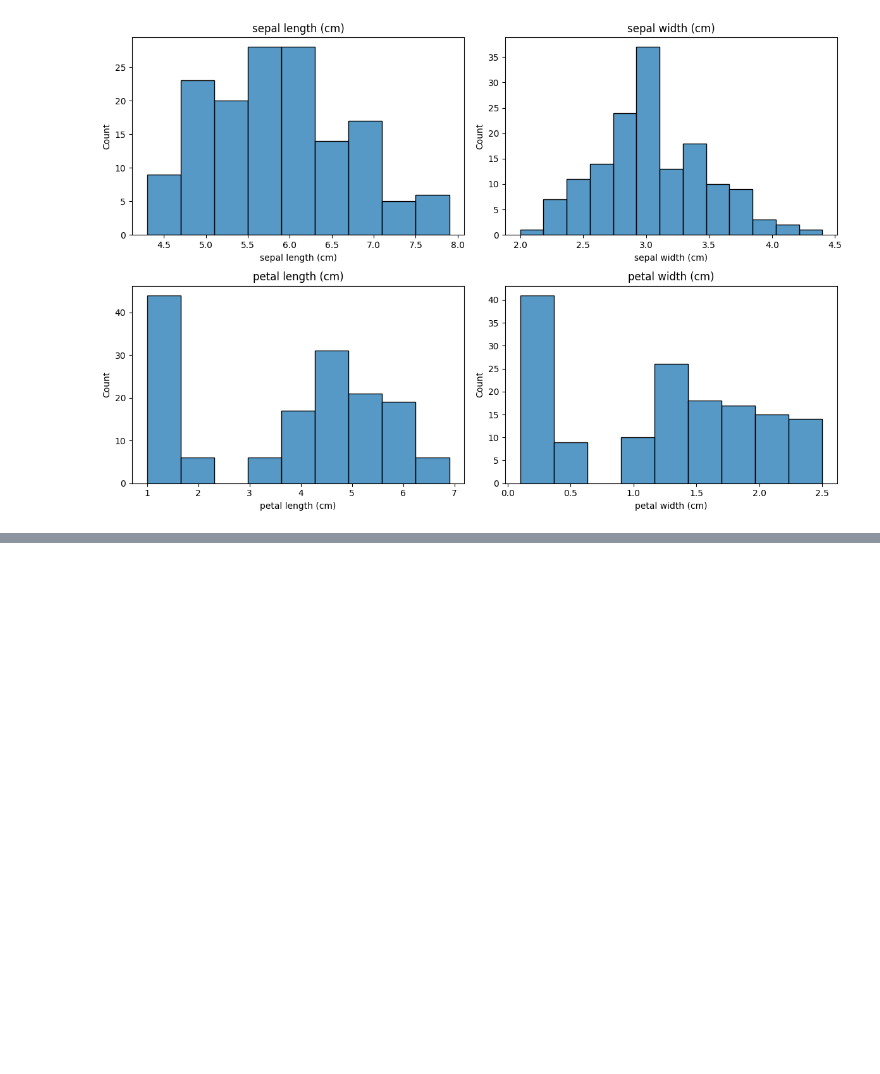
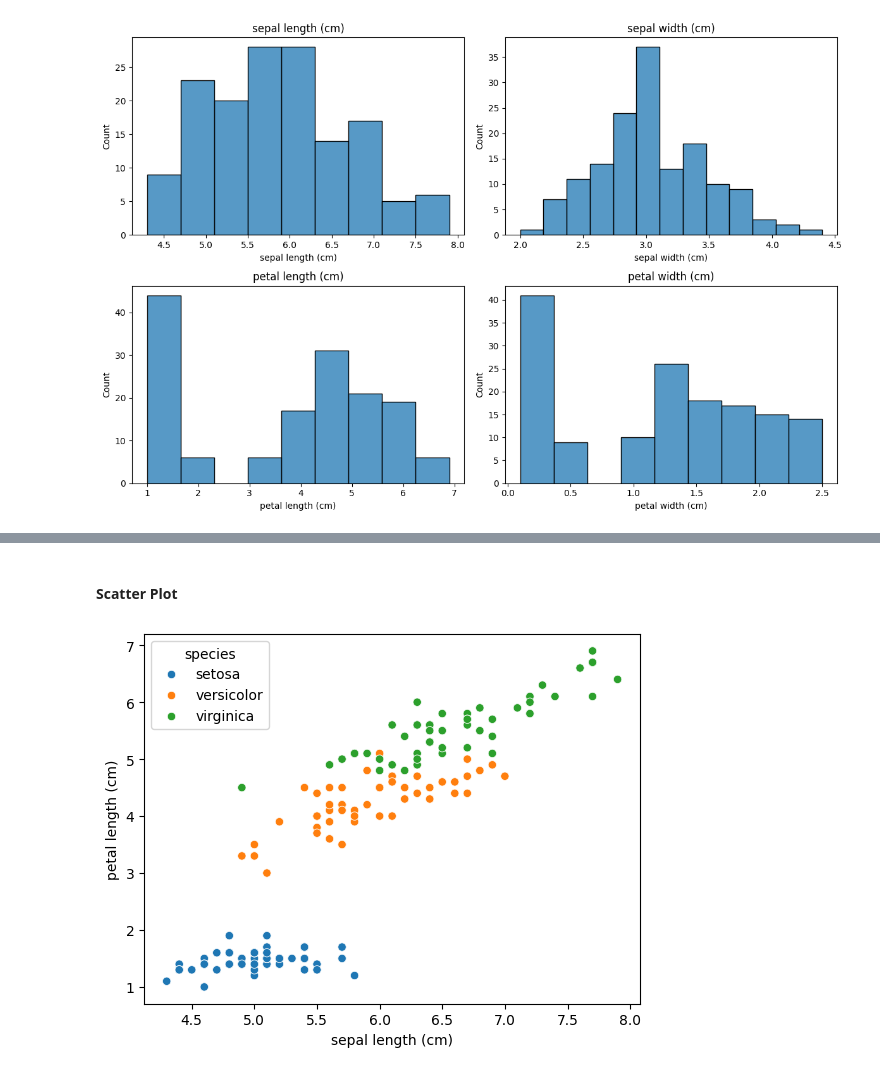
Before and after one commit to kartikeysharma2645/OIBSIP, a Jupyter notebook: DataScience-Task1-IrisFlowerClassification/IrisFlowerClassification.ipynb, the cells around one changed output, grey strips where cells are left out. Drawn from its saved outputs; the diff is of its cells as text; code cells hidden in the pictures; blank space fills up the shorter version.

```diff
--- a/DataScience-Task1-IrisFlowerClassification/IrisFlowerClassification.ipynb
+++ b/DataScience-Task1-IrisFlowerClassification/IrisFlowerClassification.ipynb
@@ -215,0 +215,13 @@ plt.show()
+# %% [markdown]
+#### Scatter Plot
+# %%
+sns.scatterplot(
+    data=df,
+    x="sepal length (cm)",
+    y="petal length (cm)",
+    hue="species"
+)
+
+plt.show()
+# %% [output]
+[figure, added]
```
Also changed, not shown: parts of 10 cells of this notebook.
